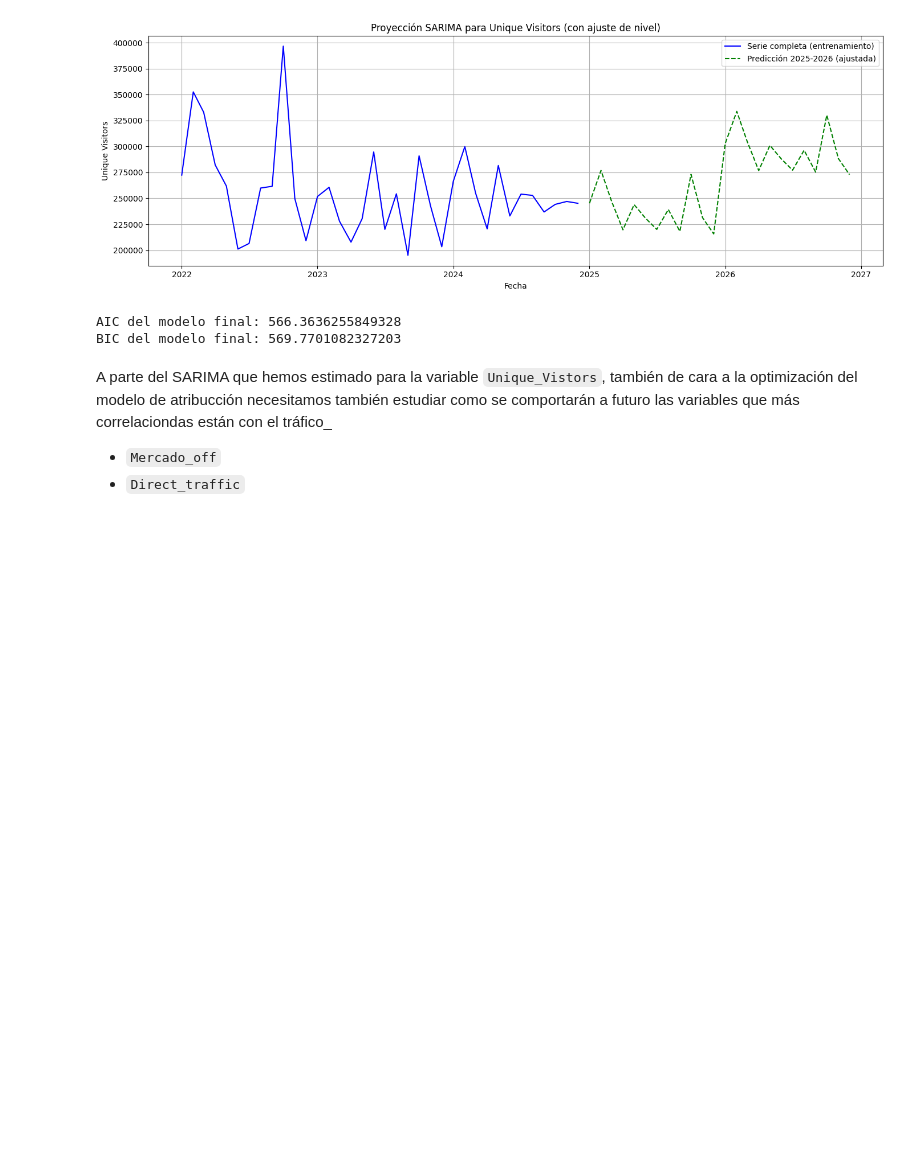
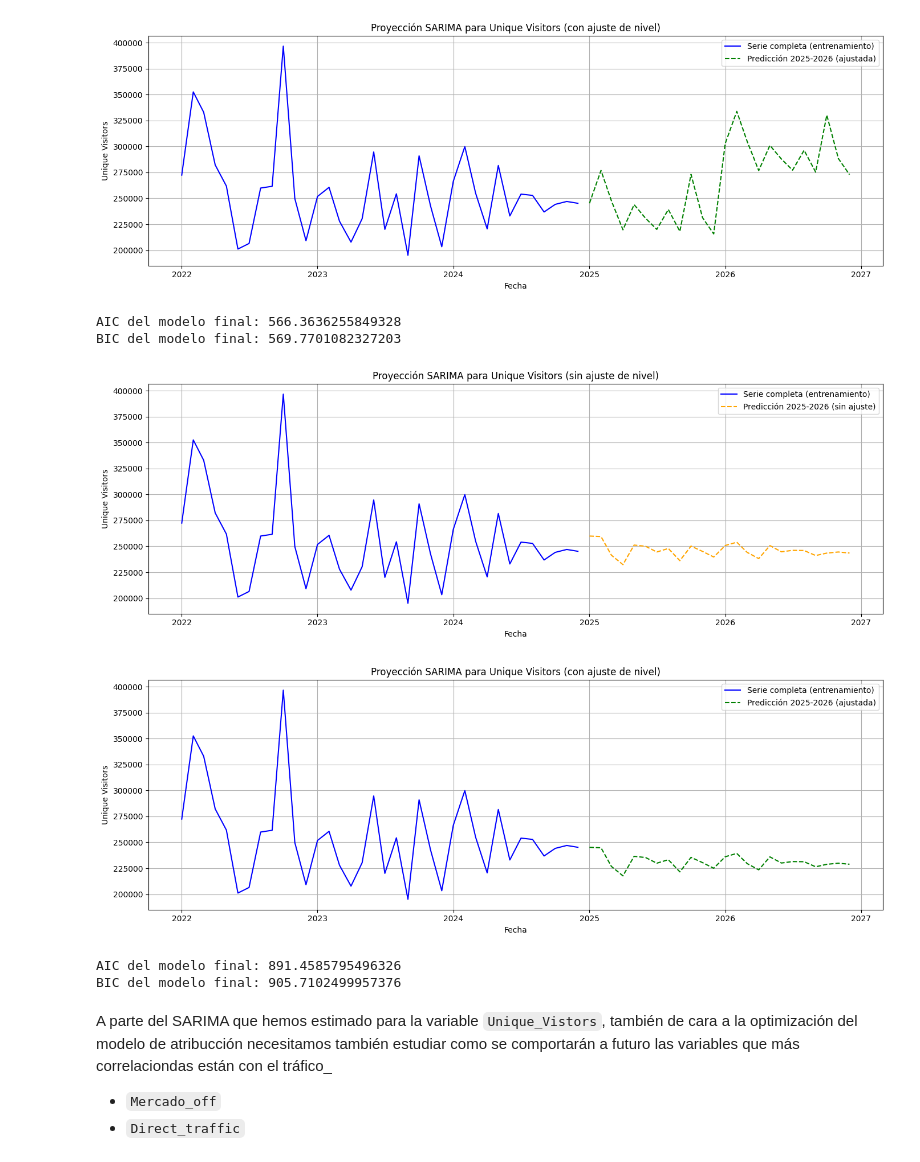
Before and after one commit to martinagg7/ia_MMM, a Jupyter notebook: notebooks/01_Sarima.ipynb, the cells around one changed output. Saved outputs shown, nothing was run; the diff lists cells and outputs as text; code cells hidden in the pictures; blank space fills up the shorter version.

```diff
--- a/notebooks/01_Sarima.ipynb
+++ b/notebooks/01_Sarima.ipynb
@@ -627,13 +720,70 @@ plt.show()
 # %% [output]
 [figure]
 [figure]
+# %%
+# MOSTRAR AIC y BIC
+print("AIC del modelo final:", sarima_fit_full.aic)
+print("BIC del modelo final:", sarima_fit_full.bic)
+# %% [output]
+AIC del modelo final: 566.3636255849328
+BIC del modelo final: 569.7701082327203
+# %%
+# Suponemos que df_web ya tiene un índice datetime y la columna 'Unique_visitors'
+serie_completa = df_web['Unique_visitors']
+
+# ENTRENAR SARIMA CON TODA LA SERIE (usa los hiperparámetros que encontraste antes)
+modelo_full = SARIMAX(serie_completa, order=(4, 0, 1), seasonal_order=(1, 0, 2, 12))
+sarima_fit_full = modelo_full.fit()
+
+# PREDECIR PARA 2025 Y 2026 (24 meses)
+forecast_horizon = 24
+pred_2025_2026 = sarima_fit_full.predict(
+    start=len(serie_completa),
+    end=len(serie_completa) + forecast_horizon - 1,
+    typ='levels'
+)
+
+# Crear índice de fechas para las predicciones
+last_date = serie_completa.index[-1]
+future_dates = pd.date_range(start=last_date + pd.DateOffset(months=1), periods=forecast_horizon, freq='MS')
+pred_2025_2026.index = future_dates
+
+# OPCIÓN 1: Gráfico sin ajuste
+plt.figure(figsize=(14, 5))
+plt.plot(serie_completa, label='Serie completa (entrenamiento)', color='blue')
+plt.plot(pred_2025_2026, linestyle='--', color='orange', label='Predicción 2025-2026 (sin ajuste)')
+plt.title('Proyección SARIMA para Unique Visitors (sin ajuste de nivel)')
+plt.xlabel('Fecha')
+plt.ylabel('Unique Visitors')
+plt.legend()
+plt.grid(True)
+plt.tight_layout()
+plt.show()
+
+# OPCIÓN 2: Gráfico con ajuste de nivel
+ajuste = serie_completa.iloc[-1] - pred_2025_2026.iloc[0]
+pred_ajustada = pred_2025_2026 + ajuste
+
+plt.figure(figsize=(14, 5))
+plt.plot(serie_completa, label='Serie completa (entrenamiento)', color='blue')
+plt.plot(pred_ajustada, linestyle='--', color='green', label='Predicción 2025-2026 (ajustada)')
+plt.title('Proyección SARIMA para Unique Visitors (con ajuste de nivel)')
+plt.xlabel('Fecha')
+plt.ylabel('Unique Visitors')
+plt.legend()
+plt.grid(True)
+plt.tight_layout()
+plt.show()
+# %% [output]
+[figure, added]
+[figure, added]
 # %%
 # MOSTRAR AIC y BIC
 print("AIC del modelo final:", sarima_fit_full.aic)
 print("BIC del modelo final:", sarima_fit_full.bic)
 # %% [output]
-AIC del modelo final: 566.3636255849328
-BIC del modelo final: 569.7701082327203
+AIC del modelo final: 891.4585795496326
+BIC del modelo final: 905.7102499957376
 # %% [markdown]
 A parte del SARIMA que hemos estimado para la variable `Unique_Vistors`, también de cara a la optimización del modelo de atribucción necesitamos también estudiar como se comportarán a futuro las variables que más correlaciondas están con el tráfico_
 - `Mercado_off`
```
Also changed, not shown: parts of 9 cells of this notebook.
